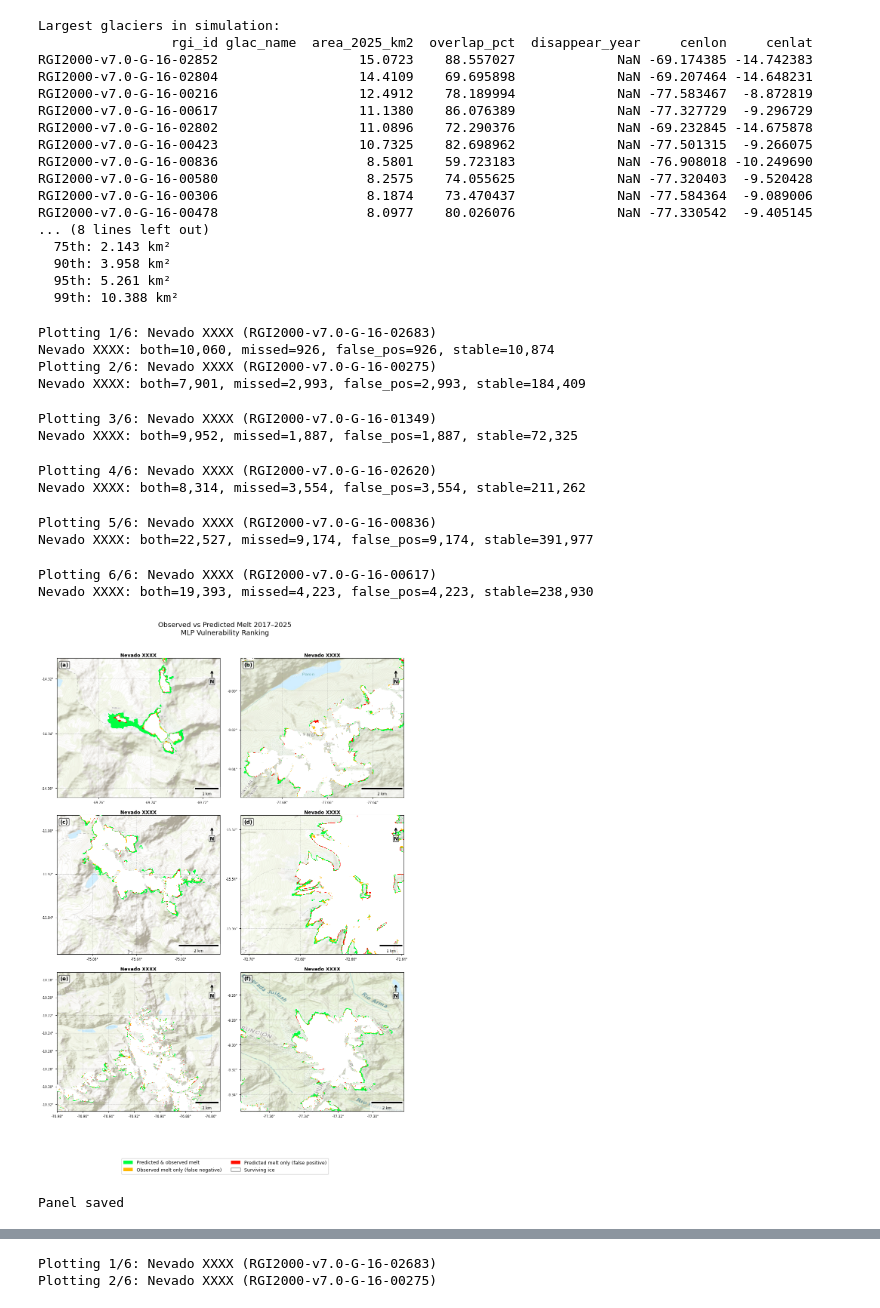
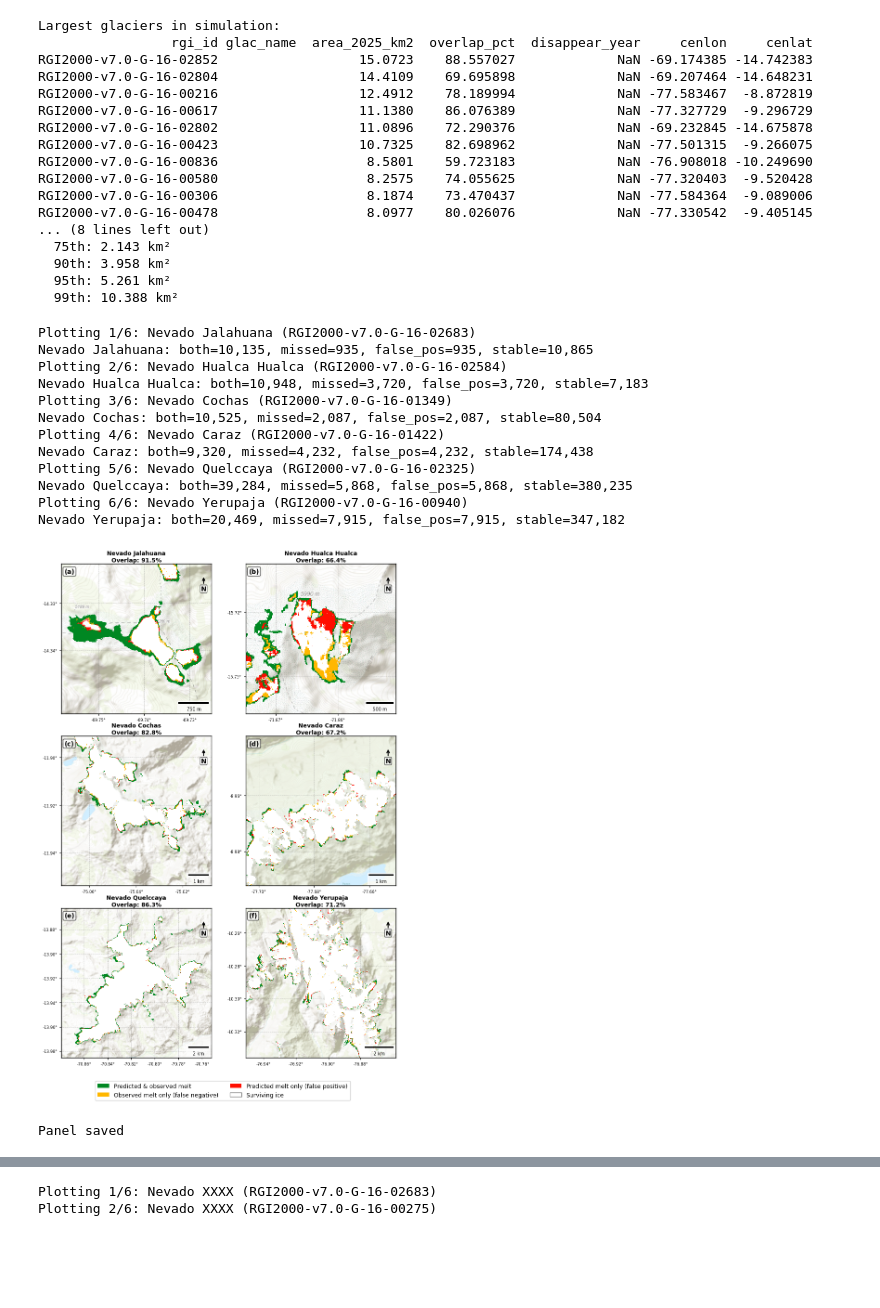
Before and after one commit to mattdaly04/Glacier-Project, a Jupyter notebook: Glacier Project/glacier_selection.ipynb, the cells around one changed output, grey strips where cells are left out. Cells and saved outputs as stored; diff of their text form; code cells hidden in the pictures; blank space fills up the shorter version.

Commit message:
Updated plotting script and selected glaciers to visualise

```diff
--- a/Glacier Project/glacier_selection.ipynb
+++ b/Glacier Project/glacier_selection.ipynb
@@ -7,6 +7,7 @@ from matplotlib_scalebar.scalebar import ScaleBar
 from matplotlib.patches import FancyArrowPatch
 import matplotlib.ticker as mticker
 import matplotlib.colors as mcolors
+import matplotlib.lines as mlines
 
 RESULTS_DIR = Path("/nvme1/users/md962/glacier/Glacier Project/Results/")
 PARQUET_DIR = Path("/nvme1/users/md962/glacier/Glacier Project/Merged/")
@@ -17,7 +18,7 @@ PIXEL_AREA  = (10 * 10) / 1e6
 # ── Step 1: Load everything ───────────────────────────────────────────────────
 df_glaciers = pd.read_parquet(RESULTS_DIR / 'glacier_survival_stats.parquet')
 df_melt     = pd.read_parquet(RESULTS_DIR / 'simulation_melt_years.parquet')
-rgi_full    = gpd.read_file(RGI_PATH)[['rgi_id', 'glac_name', 'cenlon', 'cenlat']]
+rgi_full    = gpd.read_file(RGI_PATH)[['rgi_id', 'glac_name', 'cenlon', 'cenlat', 'geometry']]
 # %%
 # ── Step 2: Compute per-glacier overlap percentage ────────────────────────────
 # Load 2017 training data with melt labels and scores
@@ -543,61 +671,67 @@ def plot_glacier_observed_vs_predicted(rgi_id, peak_name, df_2017_matched,
 # %%
 # ── Panel plot — same glaciers, same layout ───────────────────────────────────
-fig, axes = plt.subplots(3, 2, figsize=(10, 14))
+fig, axes = plt.subplots(3, 2, figsize=(10, 14),
+                          gridspec_kw={'wspace': 0.05, 'hspace': 0.15})
 axes_flat = axes.flatten()
 
 for idx, (rgi_id, config) in enumerate(GLACIER_CONFIG.items()):
     print(f"Plotting {idx+1}/6: {config['name']} ({rgi_id})")
+    result = compute_regional_overlap(rgi_id, df_2017_matched, df_selection,
+                                   pad=config['pad'],
+                                   load_pad=config.get('load_pad', None),
+                                   lon_offset=config.get('lon_offset', 0.0),
+                                   lat_offset=config.get('lat_offset', 0.0))
+    overlap = result['overlap_pct'] if result else None
     plot_glacier_observed_vs_predicted(
         rgi_id, config['name'],
         df_2017_matched, df_selection,
         ax=axes_flat[idx],
         zoom=config['zoom'],
-        pad=config['pad']
+        pad=config['pad'],
+        load_pad=config.get('load_pad', None),
+        lon_offset=config.get('lon_offset', 0),
+        lat_offset=config.get('lat_offset', 0),
+        overlap_pct=overlap
     )
     axes_flat[idx].text(0.02, 0.97, f'({chr(97+idx)})',
                          transform=axes_flat[idx].transAxes,
                          fontsize=10, fontweight='bold',
                          va='top', color='black',
                          bbox=dict(boxstyle='round,pad=0.2',
                                    facecolor='white', alpha=0.7))
 
 # Shared legend
 handles = [
-    mpatches.Patch(facecolor="#00ff40", label='Predicted & observed melt'),
+    mpatches.Patch(facecolor="#008722", label='Predicted & observed melt'),
     mpatches.Patch(facecolor="#ffb700", label='Observed melt only (false negative)'),
     mpatches.Patch(facecolor="#ff0d00", label='Predicted melt only (false positive)'),
     mpatches.Patch(facecolor='#ffffff', edgecolor='grey', label='Surviving ice'),
 ]
 
 fig.legend(handles=handles,
            loc='lower center',
            ncol=2,
            fontsize=9,
            framealpha=0.9,
-           bbox_to_anchor=(0.5, -0.04))
+           bbox_to_anchor=(0.5, 0.05))  # increase second value to move legend up
 
-plt.suptitle(
-    'Observed vs Predicted Melt 2017–2025\nMLP Vulnerability Ranking',
-    fontsize=13, y=1.01
-)
-
-plt.tight_layout(rect=[0, 0.06, 1, 1])
+plt.subplots_adjust(wspace=0.05, hspace=0.15, bottom=0.12)  # increase bottom to make room
 plt.savefig(RESULTS_DIR / 'glacier_panel_observed_vs_predicted.png',
             dpi=200, bbox_inches='tight')
 plt.show()
 print("Panel saved")
 # %% [output]
-Plotting 1/6: Nevado XXXX (RGI2000-v7.0-G-16-02683)
-Nevado XXXX: both=10,060, missed=926, false_pos=926, stable=10,874
-Plotting 2/6: Nevado XXXX (RGI2000-v7.0-G-16-00275)
-Nevado XXXX: both=7,901, missed=2,993, false_pos=2,993, stable=184,409
+Plotting 1/6: Nevado Jalahuana (RGI2000-v7.0-G-16-02683)
+Nevado Jalahuana: both=10,135, missed=935, false_pos=935, stable=10,865
+Plotting 2/6: Nevado Hualca Hualca (RGI2000-v7.0-G-16-02584)
+Nevado Hualca Hualca: both=10,948, missed=3,720, false_pos=3,720, stable=7,183
+Plotting 3/6: Nevado Cochas (RGI2000-v7.0-G-16-01349)
+Nevado Cochas: both=10,525, missed=2,087, false_pos=2,087, stable=80,504
+Plotting 4/6: Nevado Caraz (RGI2000-v7.0-G-16-01422)
+Nevado Caraz: both=9,320, missed=4,232, false_pos=4,232, stable=174,438
+Plotting 5/6: Nevado Quelccaya (RGI2000-v7.0-G-16-02325)
+Nevado Quelccaya: both=39,284, missed=5,868, false_pos=5,868, stable=380,235
+Plotting 6/6: Nevado Yerupaja (RGI2000-v7.0-G-16-00940)
+Nevado Yerupaja: both=20,469, missed=7,915, false_pos=7,915, stable=347,182
+[figure, new version]
-Plotting 3/6: Nevado XXXX (RGI2000-v7.0-G-16-01349)
-Nevado XXXX: both=9,952, missed=1,887, false_pos=1,887, stable=72,325
+Panel saved
-Plotting 4/6: Nevado XXXX (RGI2000-v7.0-G-16-02620)
-Nevado XXXX: both=8,314, missed=3,554, false_pos=3,554, stable=211,262
-Plotting 5/6: Nevado XXXX (RGI2000-v7.0-G-16-00836)
-Nevado XXXX: both=22,527, missed=9,174, false_pos=9,174, stable=391,977
-Plotting 6/6: Nevado XXXX (RGI2000-v7.0-G-16-00617)
-Nevado XXXX: both=19,393, missed=4,223, false_pos=4,223, stable=238,930
-[figure, old version]
-Panel saved
```
Also changed, not shown: parts of 5 cells of this notebook, 2 other files.
